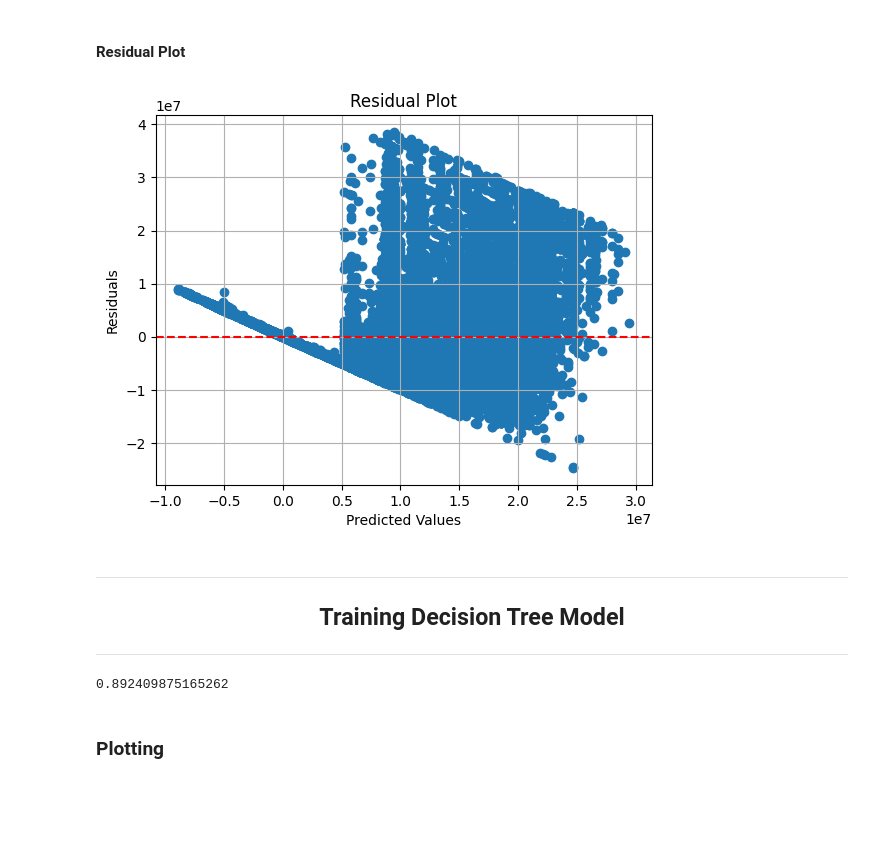
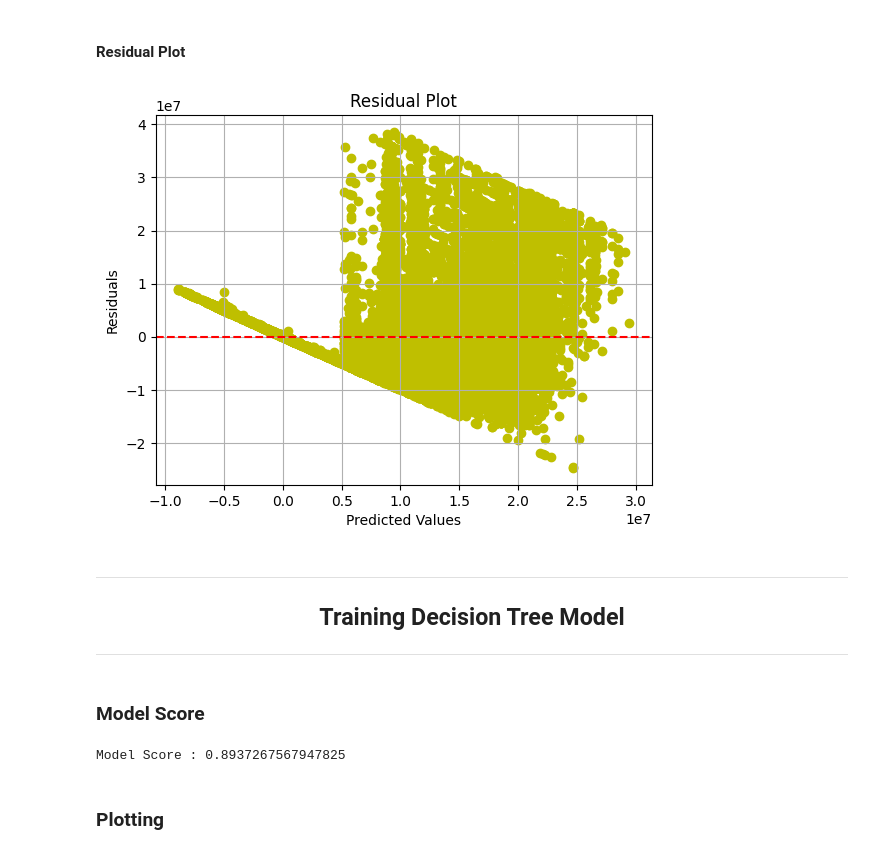
Before and after one commit to AbdullahHasan0/Data-Science-Group-2---BWF---Abdullah-Hasan, a Jupyter notebook: Mini Project 2/Mini_Project_2.ipynb, the cells around one changed output. Saved outputs shown, nothing was run; the diff lists cells and outputs as text; code cells hidden in the pictures; blank space fills up the shorter version.

```diff
--- a/Mini Project 2/Mini_Project_2.ipynb
+++ b/Mini Project 2/Mini_Project_2.ipynb
@@ -544,45 +542,24 @@ plt.show()
 # %%
 
 residuals = y_test - lr_predictions
 
-plt.scatter(lr_predictions, residuals)
+plt.scatter(lr_predictions, residuals , c = 'y')
 
 plt.axhline(0, color='r', ls='--')
 
 plt.xlabel('Predicted Values')
 
 plt.ylabel('Residuals')
 
 plt.title('Residual Plot')
 
 plt.grid(True)
 
 plt.show()
 # %% [output]
-[figure, old version]
+[figure, new version]
 # %% [markdown]
 ---
 <h2 align =center>  Training Decision Tree Model </h2>
 
 ---
-# %%
-
-dt = DecisionTreeRegressor()
-
-dt.fit(X_train, y_train)
-
-dt_predictions = dt.predict(X_test)
-
-dt.score(X_test,y_test)
-
-# dt_mse = mean_squared_error(y_test, dt_predictions)
-
-# dt_rmse = np.sqrt(dt_mse)
-
-# dt_r2 = r2_score(y_test, dt_predictions)
-
-# print('Decision Tree RMSE:', dt_rmse)
-
-# print('Decision Tree R2 Score:', dt_r2)
-# %% [output]
-0.892409875165262
@@ -589,3 +573,9 @@ dt.score(X_test,y_test)
+# %% [markdown]
+### Model Score
+# %%
+print("Model Score :" ,dt.score(X_test,y_test))
+# %% [output]
+Model Score : 0.8937267567947825
 # %% [markdown]
 ### Plotting
 # %% [markdown]
```
Also changed, not shown: parts of 10 cells of this notebook.
